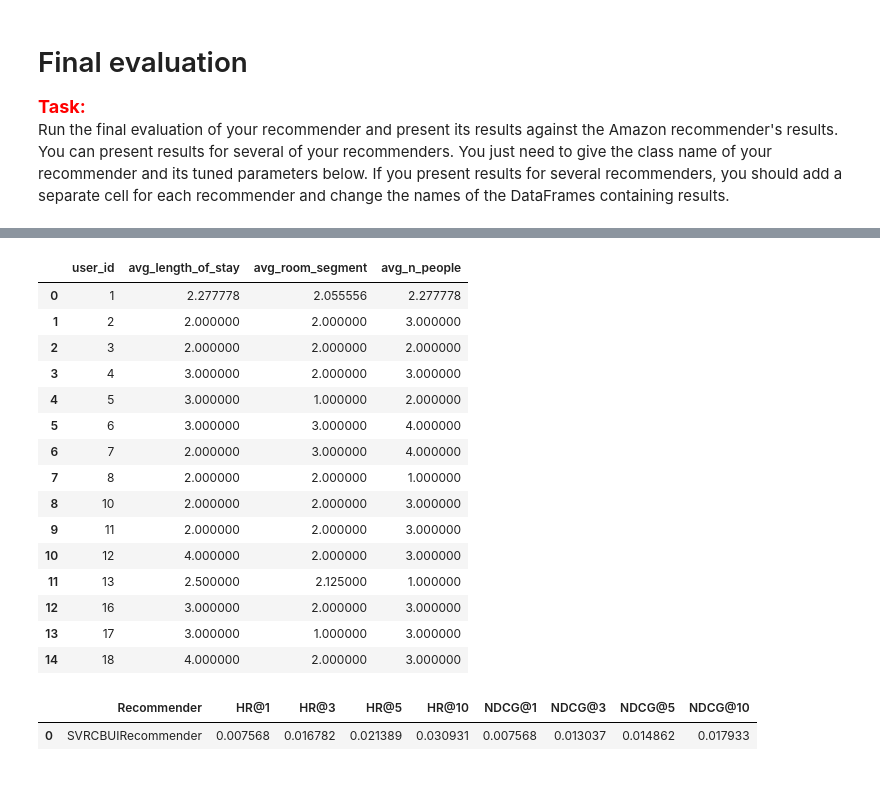
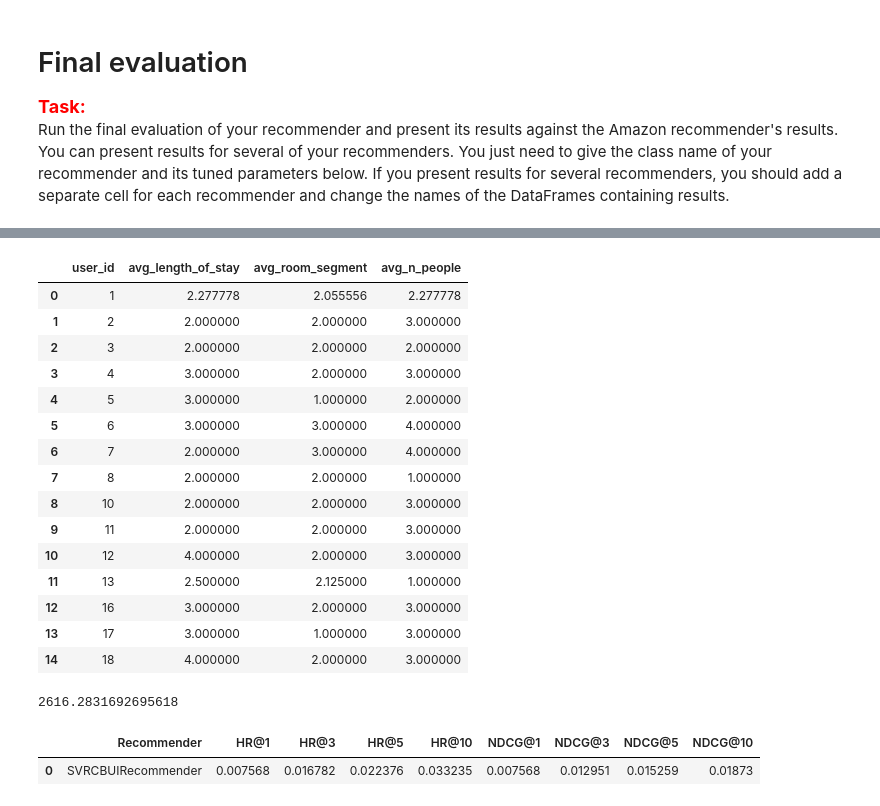
Before and after one commit to dolatapatryk/recommender-system-project-1, a Jupyter notebook: project_1_recommender_and_evaluation.ipynb, the cells around one changed output, grey strips where cells are left out. Drawn from its saved outputs; the diff is of its cells as text; code cells hidden in the pictures.

```diff
--- a/project_1_recommender_and_evaluation.ipynb
+++ b/project_1_recommender_and_evaluation.ipynb
@@ -938,31 +1260,37 @@ display(HTML(linear_cbui_tts_results.to_html()))
 # %%
-cb_user_item_recommender = SVRCBUIRecommender(
-    **{'n_neg_per_pos': 8, 'C': 0.35})  # Initialize your recommender here with the best params from tuning
+import time
+
+start = time.time()
+svr_cb_user_item_recommender = SVRCBUIRecommender(
+    **{'n_neg_per_pos': 8, 'C': 0.367})  # Initialize your recommender here with the best params from tuning
 
 # Give the name of your recommender in the line below
-linear_cbui_tts_results = [['SVRCBUIRecommender'] + list(evaluate_train_test_split_implicit(
-    cb_user_item_recommender, interactions_df, items_df))]
+svr_linear_cbui_tts_results = [['SVRCBUIRecommender'] + list(evaluate_train_test_split_implicit(
+    svr_cb_user_item_recommender, interactions_df, items_df))]
 
-linear_cbui_tts_results = pd.DataFrame(
-    linear_cbui_tts_results, columns=['Recommender', 'HR@1', 'HR@3', 'HR@5', 'HR@10', 'NDCG@1', 'NDCG@3', 'NDCG@5', 'NDCG@10'])
+svr_linear_cbui_tts_results = pd.DataFrame(
+    svr_linear_cbui_tts_results, columns=['Recommender', 'HR@1', 'HR@3', 'HR@5', 'HR@10', 'NDCG@1', 'NDCG@3', 'NDCG@5', 'NDCG@10'])
+end = time.time()
+print(end-start)
 
-display(HTML(linear_cbui_tts_results.to_html()))
+display(HTML(svr_linear_cbui_tts_results.to_html()))
 # %% [output]
 |  | user_id | avg_length_of_stay | avg_room_segment | avg_n_people |
 | 0 | 1 | 2.277778 | 2.055556 | 2.277778 |
 | 1 | 2 | 2.000000 | 2.000000 | 3.000000 |
 | 2 | 3 | 2.000000 | 2.000000 | 2.000000 |
 | 3 | 4 | 3.000000 | 2.000000 | 3.000000 |
 | 4 | 5 | 3.000000 | 1.000000 | 2.000000 |
 | 5 | 6 | 3.000000 | 3.000000 | 4.000000 |
 | 6 | 7 | 2.000000 | 3.000000 | 4.000000 |
 | 7 | 8 | 2.000000 | 2.000000 | 1.000000 |
 | 8 | 10 | 2.000000 | 2.000000 | 3.000000 |
 | 9 | 11 | 2.000000 | 2.000000 | 3.000000 |
 | 10 | 12 | 4.000000 | 2.000000 | 3.000000 |
 | 11 | 13 | 2.500000 | 2.125000 | 1.000000 |
 | 12 | 16 | 3.000000 | 2.000000 | 3.000000 |
 | 13 | 17 | 3.000000 | 1.000000 | 3.000000 |
 | 14 | 18 | 4.000000 | 2.000000 | 3.000000 |
+2616.2831692695618
 |  | Recommender | HR@1 | HR@3 | HR@5 | HR@10 | NDCG@1 | NDCG@3 | NDCG@5 | NDCG@10 |
-| 0 | SVRCBUIRecommender | 0.007568 | 0.016782 | 0.021389 | 0.030931 | 0.007568 | 0.013037 | 0.014862 | 0.017933 |
+| 0 | SVRCBUIRecommender | 0.007568 | 0.016782 | 0.022376 | 0.033235 | 0.007568 | 0.012951 | 0.015259 | 0.01873 |
```
Also changed, not shown: parts of 12 cells of this notebook, 4 other files.
